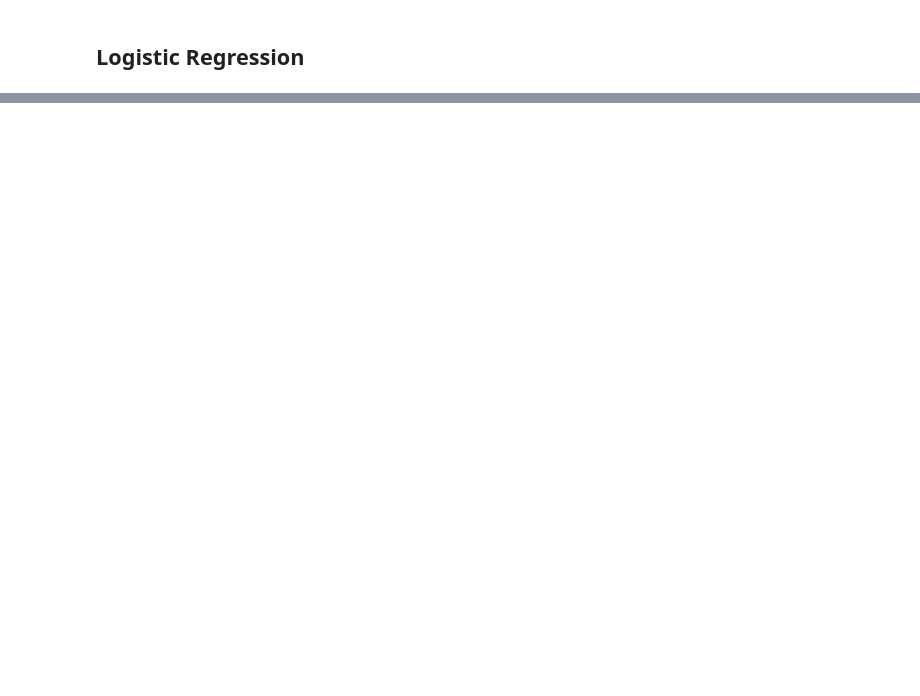
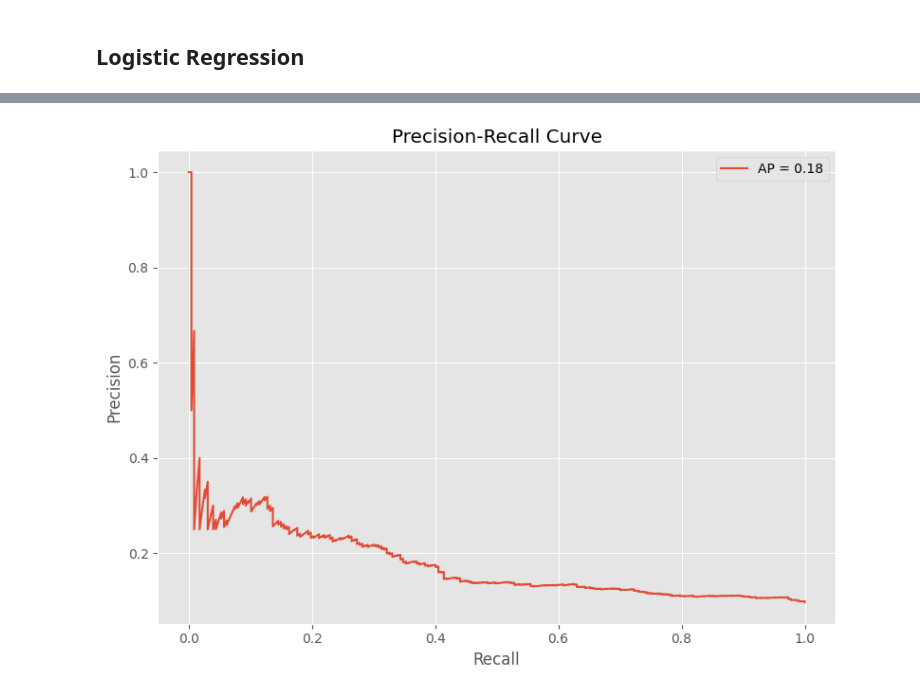
Before and after one commit to RodolfoPCruz/powerco-churn, a Jupyter notebook: Notebooks/ML.ipynb, the cells around one changed output, grey strips where cells are left out. Saved outputs shown, nothing was run; the diff lists cells and outputs as text; code cells hidden in the pictures; blank space fills up the shorter version.

```diff
--- a/Notebooks/ML.ipynb
+++ b/Notebooks/ML.ipynb
@@ -190,0 +234,7 @@ x_train.describe()
+# %%
+model_lgbm = LGBMClassifier(
+    class_weight = 'balanced',
+    n_estimators = 100,
+    random_state = 42
+)
+model_lgbm.fit(x_train_rus_resampled, y_train__rus_resampled)
@@ -190,0 +250,5 @@ x_train.describe()
+# %%
+y_pred = model_lgbm.predict(x_val)
+y_pred_proba = model_lgbm.predict_proba(x_val)[:, 1]  # For AUC
+
+printing_metrics(y_val, y_pred, y_pred_proba)
@@ -190,0 +272,4 @@ x_train.describe()
+# %%
+plot_precision_recall_curve(y_val, y_pred_proba)
+# %% [output]
+[figure, added]
```
Also changed, not shown: parts of 17 cells of this notebook, 2 other files.
